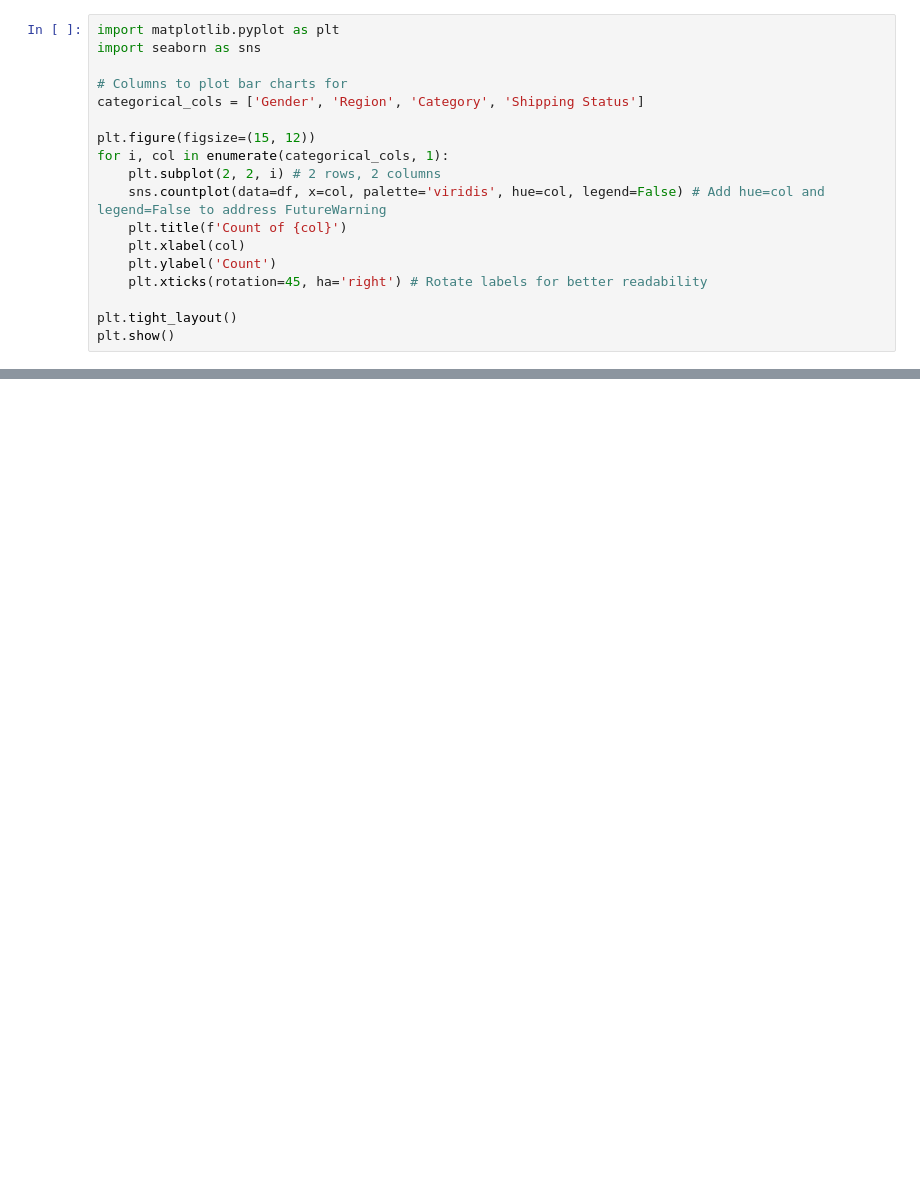
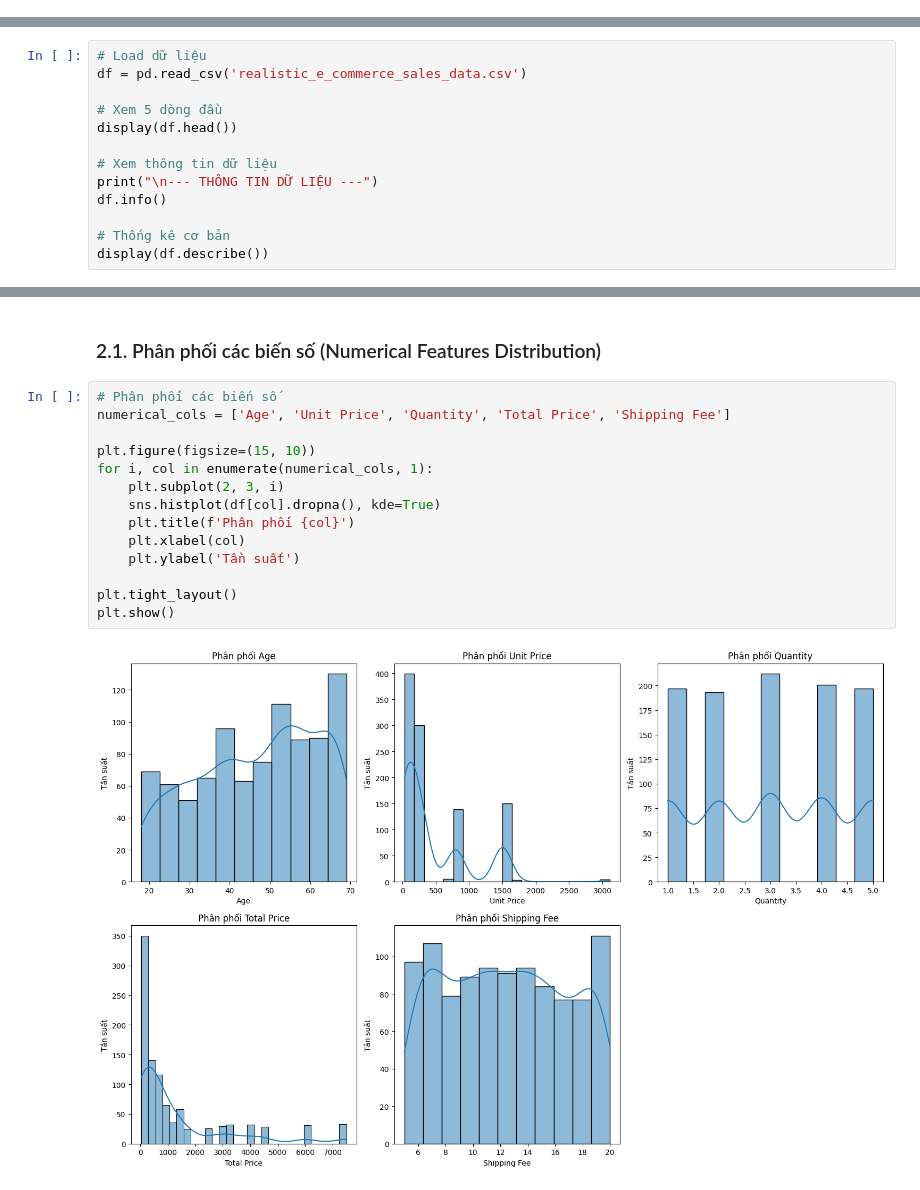
Before and after one commit to rithamto/report-ML, a Jupyter notebook: predicting product sale/Predicting_product_sale_ippynb.ipynb, the cells around one changed output, grey strips where cells are left out. Drawn from its saved outputs; the diff is of its cells as text; blank space fills up the shorter version.

```diff
--- a/predicting product sale/Predicting_product_sale_ippynb.ipynb
+++ b/predicting product sale/Predicting_product_sale_ippynb.ipynb
@@ -29,18 +0,0 @@ plt.show()
-# %%
-import matplotlib.pyplot as plt
-import seaborn as sns
-
-# Columns to plot bar charts for
-categorical_cols = ['Gender', 'Region', 'Category', 'Shipping Status']
-
-plt.figure(figsize=(15, 12))
-for i, col in enumerate(categorical_cols, 1):
-    plt.subplot(2, 2, i) # 2 rows, 2 columns
-    sns.countplot(data=df, x=col, palette='viridis', hue=col, legend=False) # Add hue=col and legend=False to address FutureWarning
-    plt.title(f'Count of {col}')
-    plt.xlabel(col)
-    plt.ylabel('Count')
-    plt.xticks(rotation=45, ha='right') # Rotate labels for better readability
-
-plt.tight_layout()
-plt.show()
@@ -358,0 +27,13 @@ plt.show()
+# %%
+# Load dữ liệu
+df = pd.read_csv('realistic_e_commerce_sales_data.csv')
+
+# Xem 5 dòng đầu
+display(df.head())
+
+# Xem thông tin dữ liệu
+print("\n--- THÔNG TIN DỮ LIỆU ---")
+df.info()
+
+# Thống kê cơ bản
+display(df.describe())
@@ -358,0 +76,18 @@ plt.show()
+# %% [markdown]
+### 2.1. Phân phối các biến số (Numerical Features Distribution)
+# %%
+# Phân phối các biến số
+numerical_cols = ['Age', 'Unit Price', 'Quantity', 'Total Price', 'Shipping Fee']
+
+plt.figure(figsize=(15, 10))
+for i, col in enumerate(numerical_cols, 1):
+    plt.subplot(2, 3, i)
+    sns.histplot(df[col].dropna(), kde=True)
+    plt.title(f'Phân phối {col}')
+    plt.xlabel(col)
+    plt.ylabel('Tần suất')
+
+plt.tight_layout()
+plt.show()
+# %% [output]
+[figure, added]
```
Also changed, not shown: parts of 43 cells of this notebook, 37 other files.
